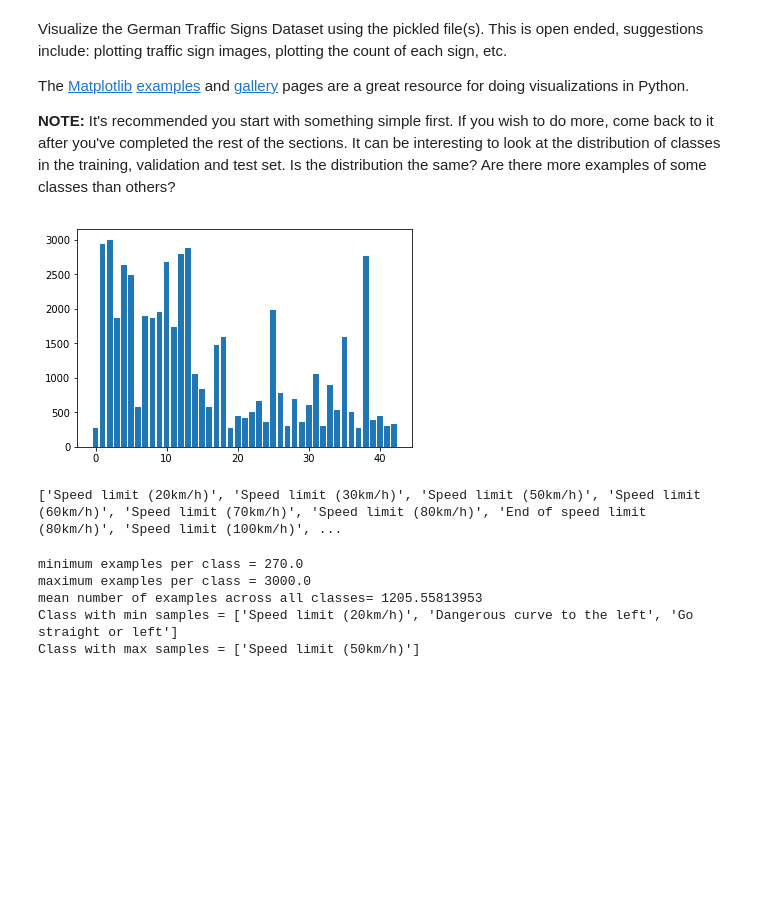
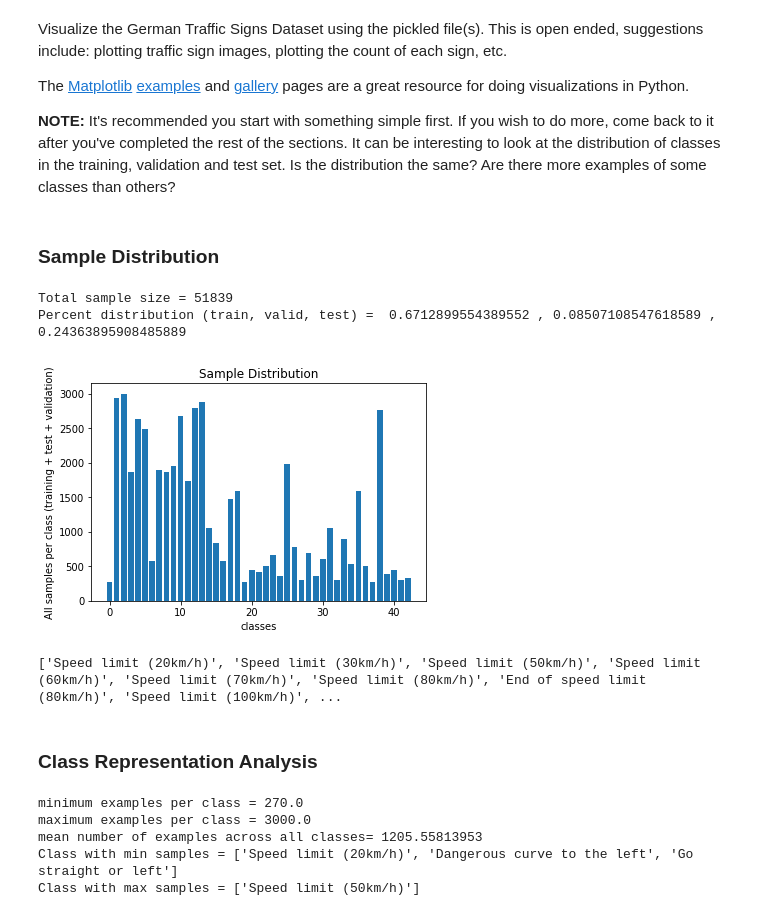
Before and after one commit to venkatvi/UdacitySelfDrivingCarNanoDegree, a Jupyter notebook: Py/Proj2_TrafficSignClassifier/P2/To Submit/Traffic_Sign_Classifier.ipynb, the cells around one changed output. Drawn from its saved outputs; the diff is of its cells as text; code cells hidden in the pictures; blank space fills up the shorter version.

```diff
--- a/Py/Proj2_TrafficSignClassifier/P2/To Submit/Traffic_Sign_Classifier.ipynb
+++ b/Py/Proj2_TrafficSignClassifier/P2/To Submit/Traffic_Sign_Classifier.ipynb
@@ -123,37 +126,52 @@ Visualize the German Traffic Signs Dataset using the pickled file(s). This is op
 The [Matplotlib](http://matplotlib.org/) [examples](http://matplotlib.org/examples/index.html) and [gallery](http://matplotlib.org/gallery.html) pages are a great resource for doing visualizations in Python.
 
 **NOTE:** It's recommended you start with something simple first. If you wish to do more, come back to it after you've completed the rest of the sections. It can be interesting to look at the distribution of classes in the training, validation and test set. Is the distribution the same? Are there more examples of some classes than others?
+# %% [markdown]
+### Sample Distribution
 # %%
 ### Data exploration visualization code goes here.
 ### Number of data points per class.
 import numpy as np
 import cv2
 
+total_samples = X_train.shape[0] + X_valid.shape[0] + X_test.shape[0]
+print("Total sample size =", total_samples)
+
+percent_train = X_train.shape[0]/total_samples
+percent_test  = X_test.shape[0]/total_samples
+percent_valid = X_valid.shape[0]/total_samples
+
+print("Percent distribution (train, valid, test) = ", percent_train, ",", percent_valid, ",", percent_test )
 # Stack up all data - samples and classes from training, test and validation sets
 X = np.vstack((X_train, X_valid, X_test))
 y = np.concatenate((y_train, y_valid, y_test))
 
 # Get number of unique class labels
 unique_values, unique_indices = np.unique(y_train, return_index=True)
 number_of_classes = len(unique_values)
 
 # Get a distribution of number of samples per class
 num_samples_per_class = np.zeros(number_of_classes)
 
 # Compute the average of all samples per class
 average_image_per_class = np.zeros((number_of_classes, 32, 32, 3))
 for idx in range(y.shape[0]):
     num_samples_per_class[y[idx]] += 1
     average_image_per_class[y[idx]] += X[idx]
 
 # Plot per class sample distribution
 plt.close('all')
 fig = plt.figure()
 ax = fig.add_subplot(111)
 ax.bar(range(number_of_classes), num_samples_per_class)
+ax.set_xlabel("classes")
+ax.set_ylabel("All samples per class (training + test + validation)")
+ax.set_title("Sample Distribution")
 plt.show()
 # %% [output]
+Total sample size = 51839
+Percent distribution (train, valid, test) =  0.6712899554389552 , 0.08507108547618589 , 0.24363895908485889
-[figure, old version]
+[figure, new version]
 # %%
 # Get all signal names from csv file name
 import csv
@@ -172,6 +190,8 @@ with open(signals_file_name, 'r') as csvfile:
 print(signal_names)
 # %% [output]
 ['Speed limit (20km/h)', 'Speed limit (30km/h)', 'Speed limit (50km/h)', 'Speed limit (60km/h)', 'Speed limit (70km/h)', 'Speed limit (80km/h)', 'End of speed limit (80km/h)', 'Speed limit (100km/h)', ...
+# %% [markdown]
+### Class Representation Analysis
 # %%
 # Generate statistics on min vs max represented class
 
```
Also changed, not shown: parts of 28 cells of this notebook, 1 other file.
